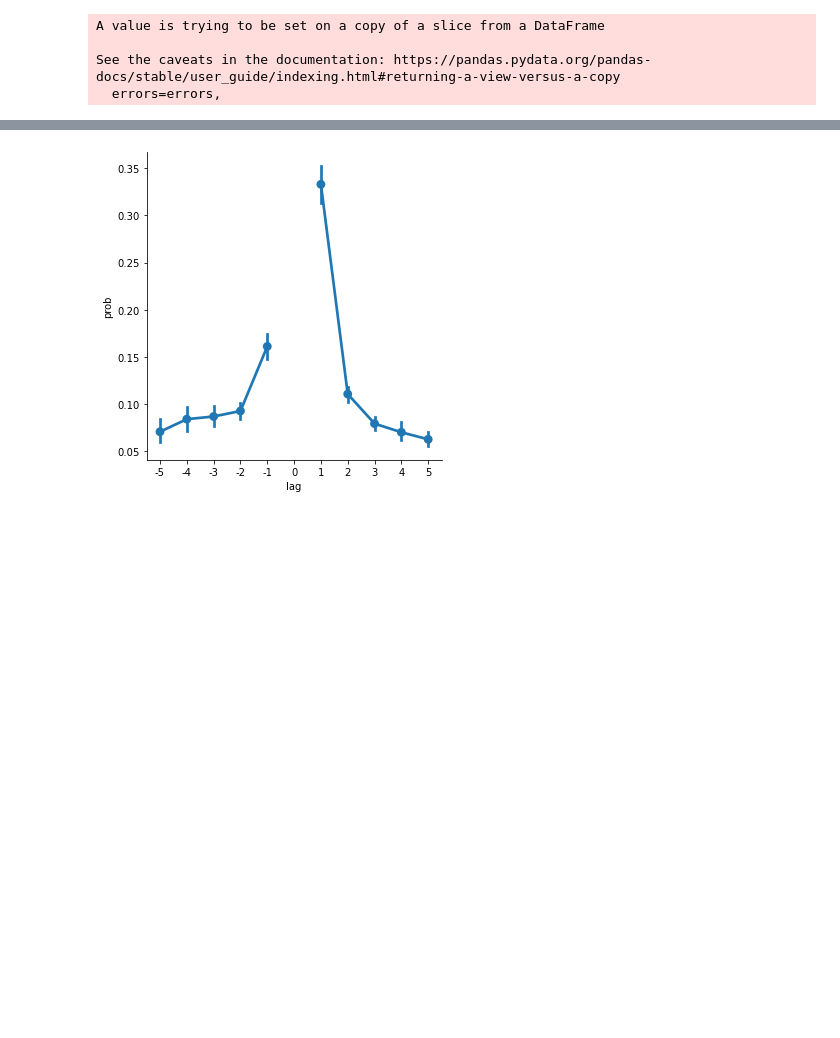
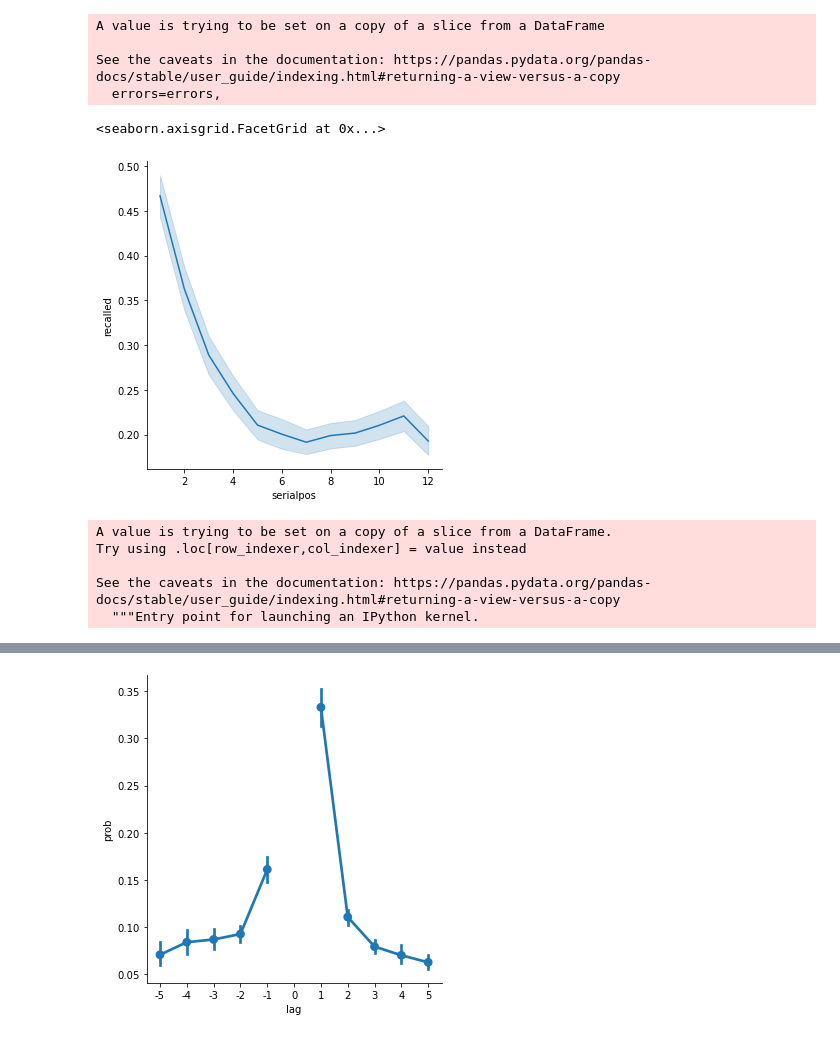
Before and after one commit to pennmem/pybeh_pd, a Jupyter notebook: FR1_analyses.ipynb, the cells around one changed output, grey strips where cells are left out. Drawn from its saved outputs; the diff is of its cells as text; code cells hidden in the pictures; blank space fills up the shorter version.

Commit message:
spc, pfr curves

```diff
--- a/FR1_analyses.ipynb
+++ b/FR1_analyses.ipynb
@@ -40,3 +39,37 @@ A value is trying to be set on a copy of a slice from a DataFrame
 
 See the caveats in the documentation: https://pandas.pydata.org/pandas-docs/stable/user_guide/indexing.html#returning-a-view-versus-a-copy
   errors=errors,
+# %%
+#fixing serial position in REC_WORD events
+events.loc[events['type'] == "REC_WORD", "serialpos"] = np.nan
+events.sort_values('type', inplace=True)
+#bfill because WORD will come after REC_WORD after sorting
+events['serialpos'] = events.groupby(['subject', 'session', 'list', 'item'])['serialpos'].bfill()
+# %%
+word_evs = events.query('type == "WORD"')
+rec_evs = events.query('type == "REC_WORD"')
+# %%
+spc_sess_df = word_evs.groupby(['subject', 'session', 'serialpos']).agg({'recalled': 'mean'}).reset_index()
+spc_df = spc_sess_df.groupby(['subject', 'serialpos']).agg({'recalled': 'mean'}).reset_index()
+# %%
+sns.relplot(x='serialpos', y='recalled', data=spc_df, kind='line')
+# %% [output]
+<seaborn.axisgrid.FacetGrid at 0x...>
+[figure, added]
+# %%
+rec_evs['outpos'] = rec_evs.groupby(['subject', 'session', 'list']).cumcount()
+n_list_df = word_evs.groupby(['subject', 'session']).agg({'list': 'nunique'}).reset_index().rename(columns={'list': 'n_lists'})
+first_recall_sess_df = rec_evs.query('outpos == 0 and serialpos != -999')
+#make sure there are 0s in serialpos that never get recalled first
+first_recall_sess_df = first_recall_sess_df.groupby(
+    ['subject', 'session', 'serialpos']).agg(
+    {'recalled': 'count'}).unstack(fill_value=0).stack().reset_index()
+first_recall_sess_df = first_recall_sess_df.merge(n_list_df)
+first_recall_sess_df['pfr'] = first_recall_sess_df['recalled'] / first_recall_sess_df['n_lists']
+pfr_df = first_recall_sess_df.groupby(['subject', 'serialpos']).agg({'pfr': 'mean'}).reset_index()
+# %% [output]
+A value is trying to be set on a copy of a slice from a DataFrame.
+Try using .loc[row_indexer,col_indexer] = value instead
+
+See the caveats in the documentation: https://pandas.pydata.org/pandas-docs/stable/user_guide/indexing.html#returning-a-view-versus-a-copy
+  """Entry point for launching an IPython kernel.
```
Also changed, not shown: parts of 2 cells of this notebook, 1 other file.
